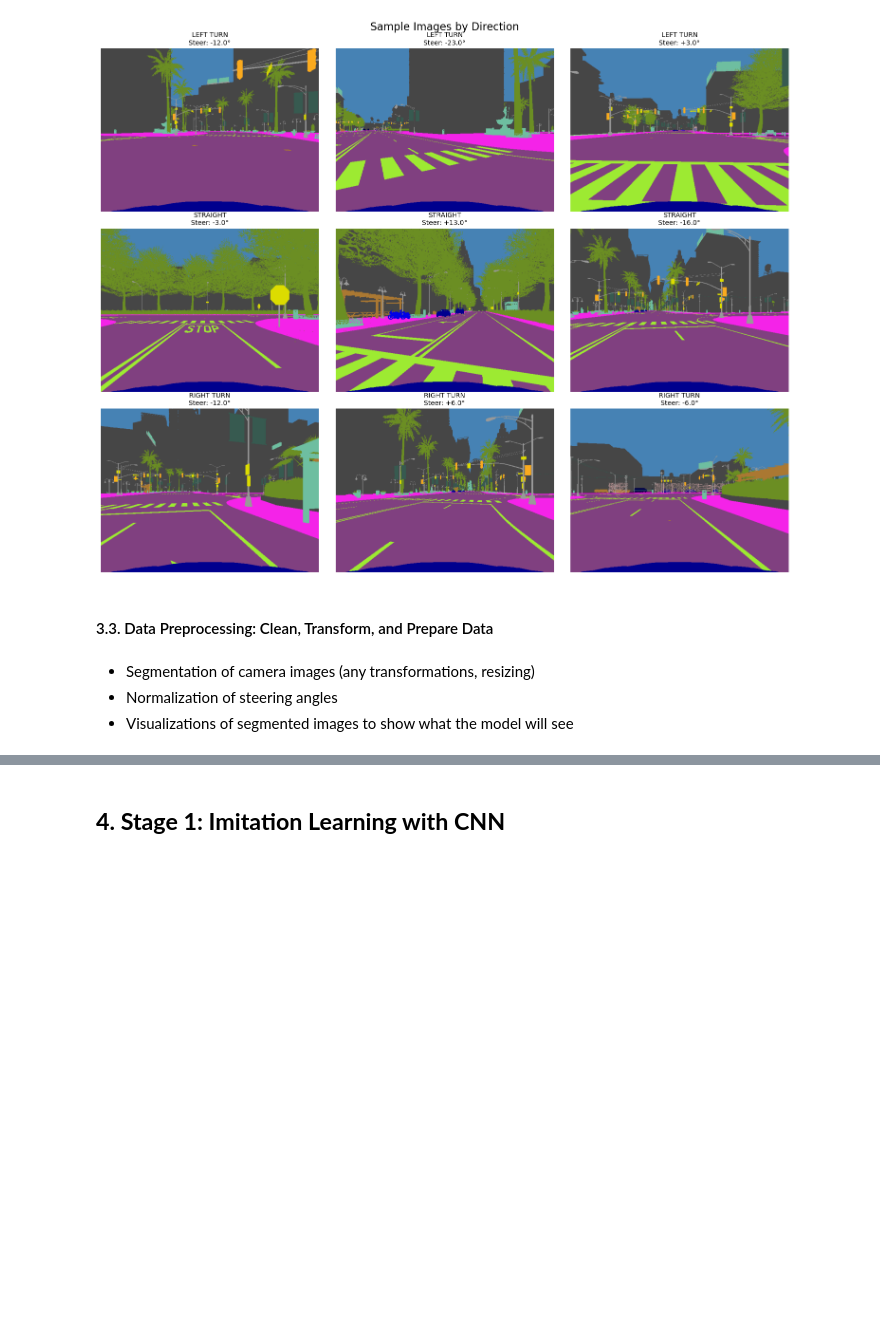
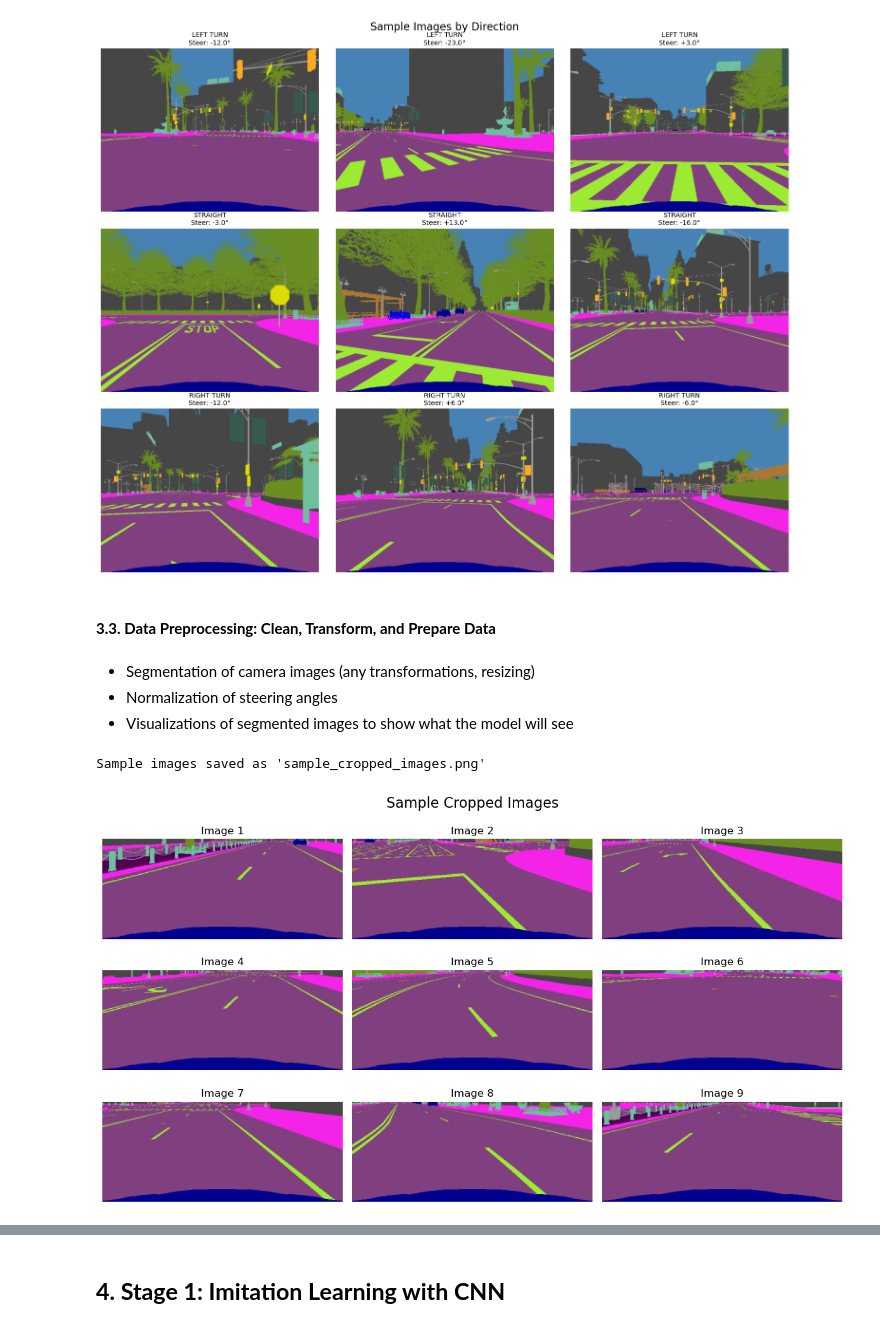
Before and after one commit to daveshenal/Imitation-Initialized-PPO, a Jupyter notebook: imitation_initialized_ppo.ipynb, the cells around one changed output, grey strips where cells are left out. Drawn from its saved outputs; the diff is of its cells as text; code cells hidden in the pictures; blank space fills up the shorter version.

```diff
--- a/imitation_initialized_ppo.ipynb
+++ b/imitation_initialized_ppo.ipynb
@@ -1004,7 +1010,7 @@ plt.show()
 # %% [output]
 [figure]
 # %% [markdown]
-#### 3.3. Data Preprocessing: Clean, Transform, and Prepare Data
+#### **3.3. Data Preprocessing: Clean, Transform, and Prepare Data**
 # %% [markdown]
 - Segmentation of camera images (any transformations, resizing)
 - Normalization of steering angles
@@ -1013,0 +1018,65 @@ plt.show()
+# %%
+import cv2
+import os
+import random
+from matplotlib import pyplot as plt
+
+# Constants for cropping
+HEIGHT = 240
+WIDTH = 320
+HEIGHT_REQUIRED_PORTION = 0.5  # Bottom share (e.g., 0.1 means the lowest 10% of rows)
+WIDTH_REQUIRED_PORTION = 0.9  # 90% of the width
+
+# Calculate crop parameters for the bottom part of the image
+height_from = int(HEIGHT * (1 - HEIGHT_REQUIRED_PORTION))  # Start cropping from this height
+width_from = int((WIDTH - WIDTH * WIDTH_REQUIRED_PORTION) / 2)  # Central crop start
+width_to = width_from + int(WIDTH_REQUIRED_PORTION * WIDTH)  # End crop position
+
+# Path to image directory
+data_dir = 'imgs/semantic/'
+
+# Function to crop the image as per the given parameters
+def crop_image(image):
+    # Resize to a smaller starting size before cropping
+    image = cv2.resize(image, (WIDTH, HEIGHT))
+
+    # Crop the image from the bottom portion and center along width
+    cropped_image = image[height_from:, width_from:width_to]
+
+    return cropped_image
+
+# Get a list of image file paths
+image_files = [os.path.join(data_dir, file) for file in os.listdir(data_dir) if file.endswith('.png')]
+
+# Randomly select 9 images
+random_images = random.sample(image_files, 9)
+
+# Set up the plot for displaying 9 images
+fig, axs = plt.subplots(3, 3, figsize=(12, 7))
+fig.suptitle('Sample Cropped Images', fontsize=16)
+
+# Loop through each subplot and display a random cropped image
+for i, ax in enumerate(axs.flat):
+    # Load the image
+    img_path = random_images[i]
+    image = cv2.imread(img_path)
+
+    # Crop the image
+    cropped_image = crop_image(image)
+
+    # Convert from BGR (OpenCV format) to RGB (matplotlib format)
+    cropped_image_rgb = cv2.cvtColor(cropped_image, cv2.COLOR_BGR2RGB)
+
+    # Display the image
+    ax.imshow(cropped_image_rgb)
+    ax.axis('off')  # Turn off axis
+    ax.set_title(f"Image {i+1}")
+
+# Adjust layout and show the plot
+plt.tight_layout()
+plt.savefig('analysis_plots/sample_cropped_images.png', dpi=150, bbox_inches='tight')
+print("Sample images saved as 'sample_cropped_images.png'")
+plt.show()
+# %% [output]
+Sample images saved as 'sample_cropped_images.png'
+[figure, added]
```
Also changed, not shown: parts of 44 cells of this notebook, 5 other files.
